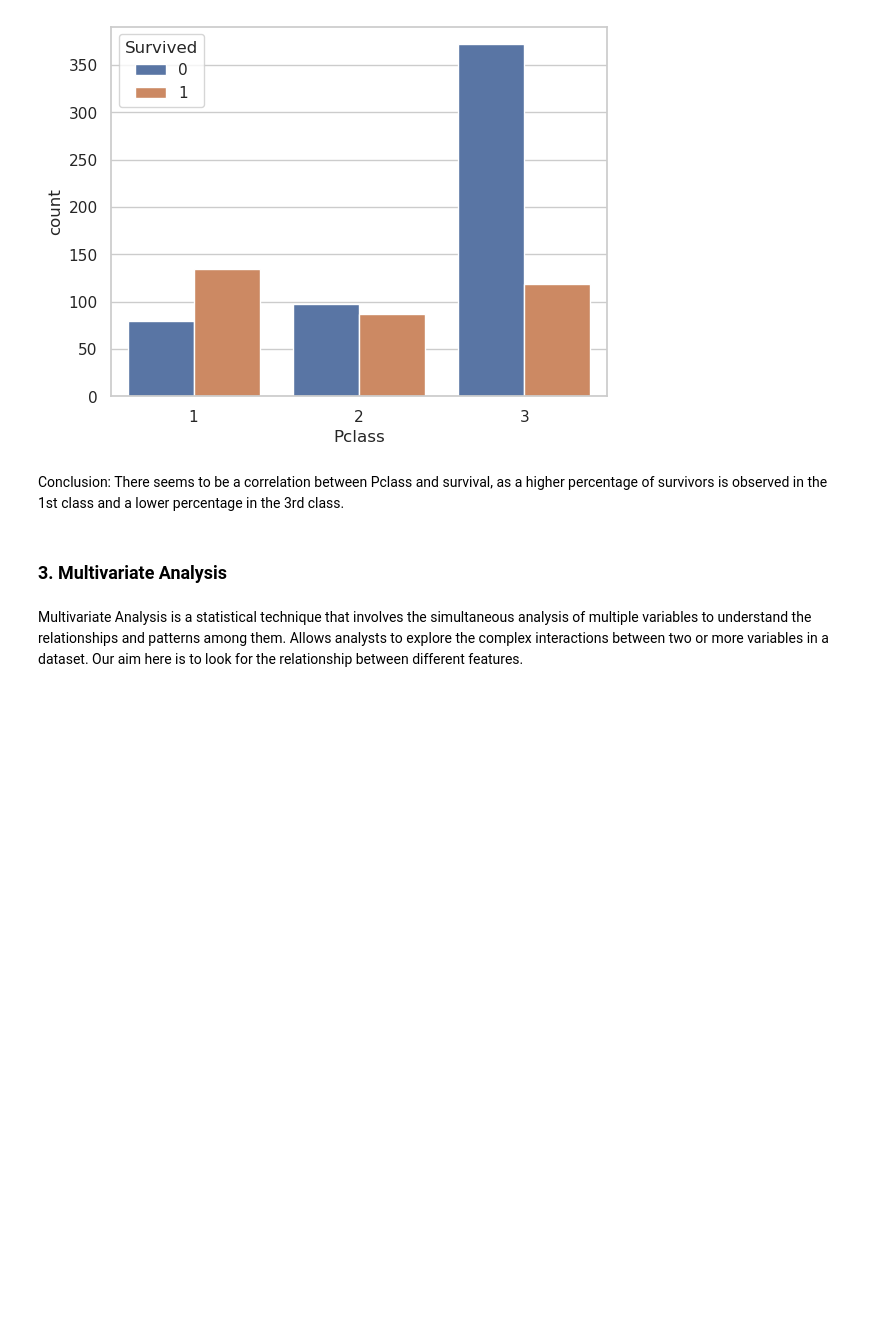
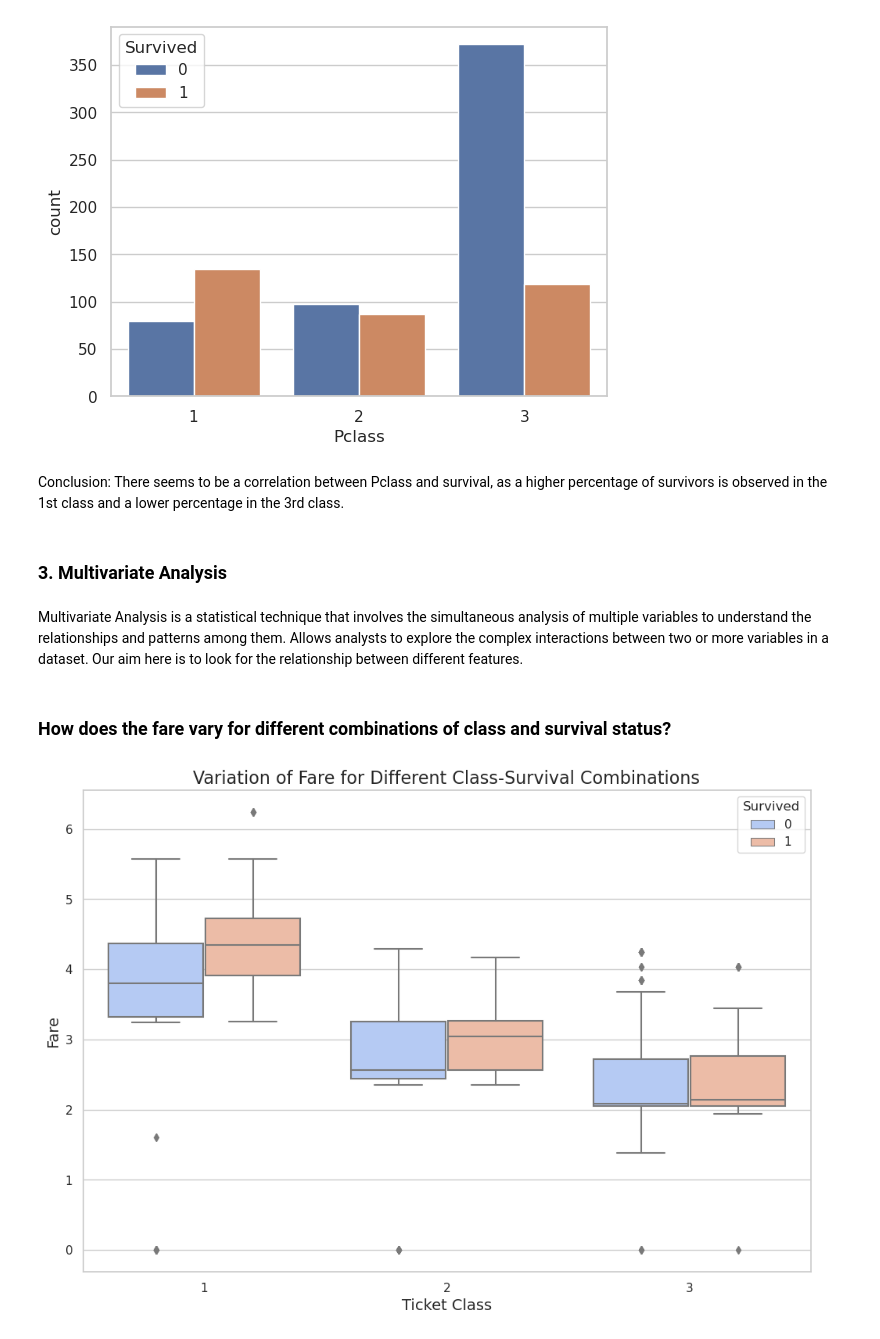
Before and after one commit to Gtindi/Codsoft, a Jupyter notebook: task1/Task1.ipynb, the cells around one changed output. Cells and saved outputs as stored; diff of their text form; code cells hidden in the pictures; blank space fills up the shorter version.

```diff
--- a/task1/Task1.ipynb
+++ b/task1/Task1.ipynb
@@ -565,3 +566,22 @@ Conclusion: There seems to be a correlation between Pclass and survival, as a hi
 ### 3. Multivariate Analysis
 # %% [markdown]
 Multivariate Analysis is a statistical technique that involves the simultaneous analysis of multiple variables to understand the relationships and patterns among them. Allows analysts to explore the complex interactions between two or more variables in a dataset. Our aim here is to look for the relationship between different features.
+# %% [markdown]
+### How does the fare vary for different combinations of class and survival status?
+# %%
+# Set the style for the plot
+sns.set(style="whitegrid")
+
+# Create a boxplot
+plt.figure(figsize=(12, 8))
+sns.boxplot(x='Pclass', y='Fare', hue='Survived', data=ds, palette='coolwarm')
+
+# Set the title and labels
+plt.title('Variation of Fare for Different Class-Survival Combinations', fontsize=16)
+plt.xlabel('Ticket Class', fontsize=14)
+plt.ylabel('Fare', fontsize=14)
+
+# Show the plot
+plt.show()
+# %% [output]
+[figure, added]
```
Also changed, not shown: parts of 41 cells of this notebook, 1 other file.
